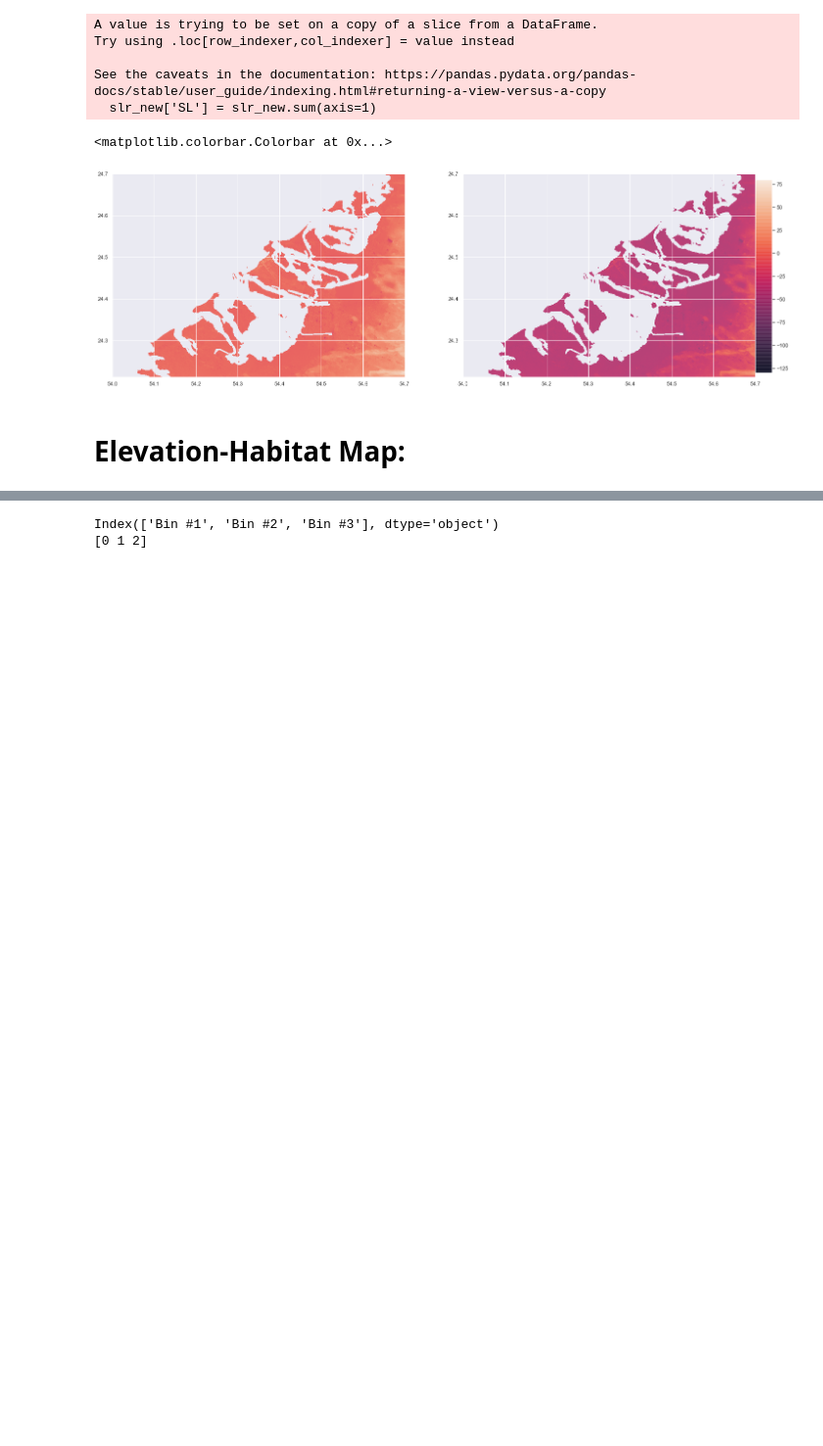
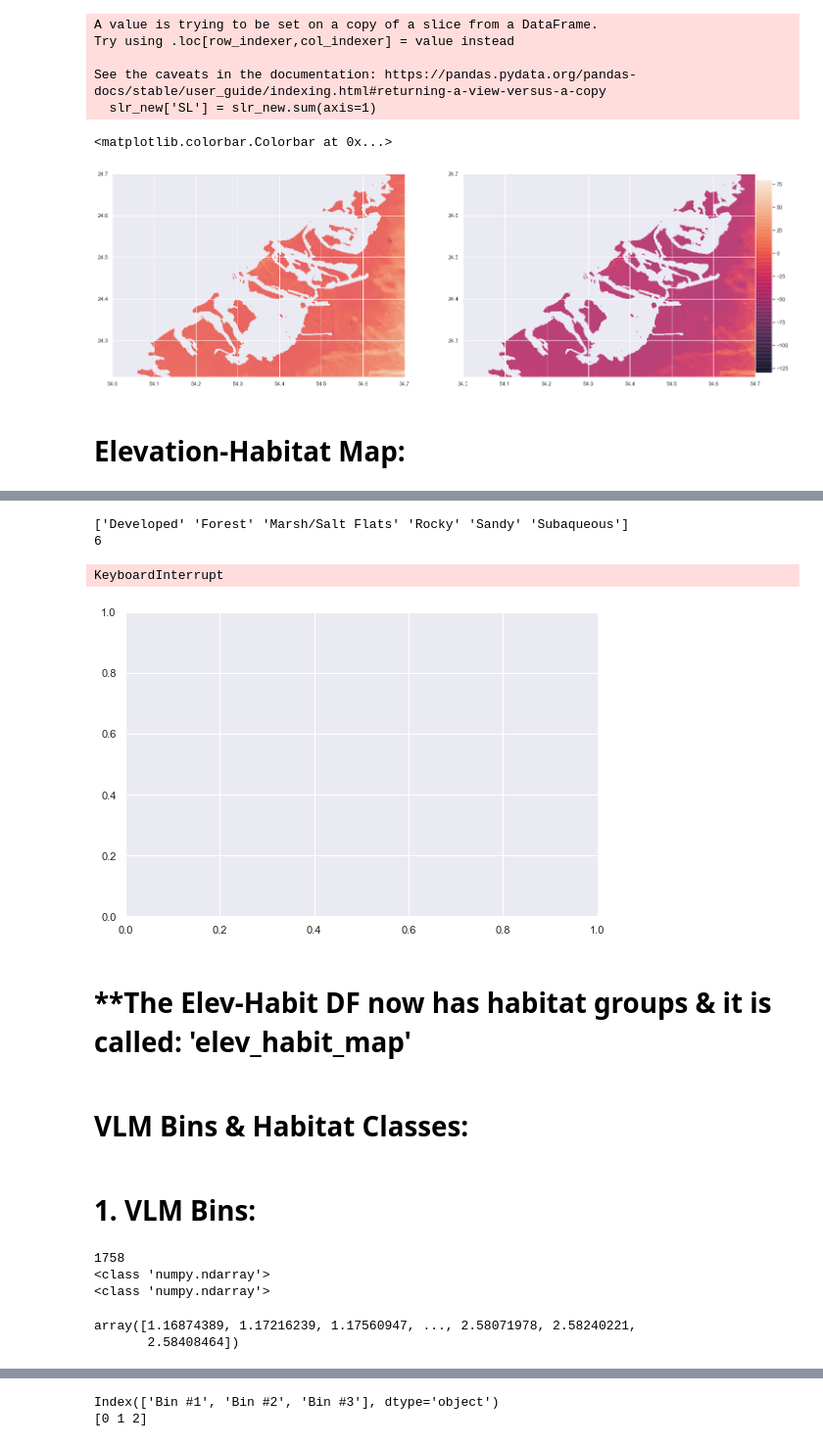
Before and after one commit to sashanksilwal/CRSLR, a Jupyter notebook: Final-Code/Merged-Code-Farah.ipynb, the cells around one changed output, grey strips where cells are left out. Shown at 98% size. Drawn from its saved outputs; the diff is of its cells as text; code cells hidden in the pictures; blank space fills up the shorter version.

```diff
--- a/Final-Code/Merged-Code-Farah.ipynb
+++ b/Final-Code/Merged-Code-Farah.ipynb
@@ -331,0 +301,15 @@ array([1.16874389, 1.17216239, 1.17560947, ..., 2.58071978, 2.58240221,
+# %%
+def fillna_nearest(series):
+    fact = series.astype('category').factorize()
+
+    series_cat = gpd.GeoSeries(fact[0]).replace(-1, np.nan) # get string as categorical (-1 is NaN)
+    series_cat_interp = series_cat.interpolate("nearest") # interpolate categorical
+
+    cat_to_string = {i:x for i,x in enumerate(fact[1])} # dict connecting category to string
+    series_str_interp = series_cat_interp.map(cat_to_string) # turn category back to string
+
+    return series_str_interp
+# %%
+t3 = time()
+final['Fill'] = fillna_nearest(final.Habitats)
+print("Interpolating missing values in final df: %.2fs" % (time() - t3))
@@ -331,0 +330,5 @@ array([1.16874389, 1.17216239, 1.17560947, ..., 2.58071978, 2.58240221,
+# %%
+elev_habit_map = final.drop(columns=["col", "index_right", "OBJECTID", "Id", "HabitatTyp", "HabitatT_1", "HabitatSub", "HabitatS_1",
+                             "RuleID", "Shape_Leng", "Shape_Area", "Habitats", "Intersection", "Intersection_2"], axis=1)
+# %%
+elev_habit_map.rename(columns={"Fill": "Habitats"}, inplace=True)
@@ -331,0 +393,38 @@ array([1.16874389, 1.17216239, 1.17560947, ..., 2.58071978, 2.58240221,
+# %%
+# Be carful: it is spelled: 'Coastal Sand Plains' NOT: 'Coastal Sand Planes'
+unique_groups = np.unique(elev_habit_map.Habitat_Groups)
+print(unique_groups)
+print(len(unique_groups))
+# elev_habit_map.loc[elev_habit_map.Habitat_Groups == '']  #--> to see which rows still didnt have a group assigned to them
+# %% [output]
+['Developed' 'Forest' 'Marsh/Salt Flats' 'Rocky' 'Sandy' 'Subaqueous']
+6
+# %%
+sns.catplot(x="Habitat_Groups", kind="count", palette="mako", data=elev_habit_map, height=5, aspect=1.5)
+labels = plt.xticks(rotation=45)
+# %% [output]
+KeyboardInterrupt
+[figure, added]
+# %% [markdown]
+# **The Elev-Habit DF now has habitat groups & it is called: 'elev_habit_map'
+# %% [markdown]
+# VLM Bins & Habitat Classes:
+# %% [markdown]
+# 1. VLM Bins:
+# %%
+print(len(elev_grid_copy))
+print(type(elev_grid_copy))
+print(type(elev_grid_copy.flatten()))
+# %% [output]
+1758
+<class 'numpy.ndarray'>
+<class 'numpy.ndarray'>
+# %%
+# Dropping the NaN values in the array:
+nan_array = np.isnan(elev_grid_copy.flatten())
+not_nan_array = ~ nan_array
+vlm_interpolated_arr = elev_grid_copy.flatten()[not_nan_array]
+vlm_interpolated_arr
+# %% [output]
+array([1.16874389, 1.17216239, 1.17560947, ..., 2.58071978, 2.58240221,
+       2.58408464])
```
Also changed, not shown: parts of 85 cells of this notebook.
